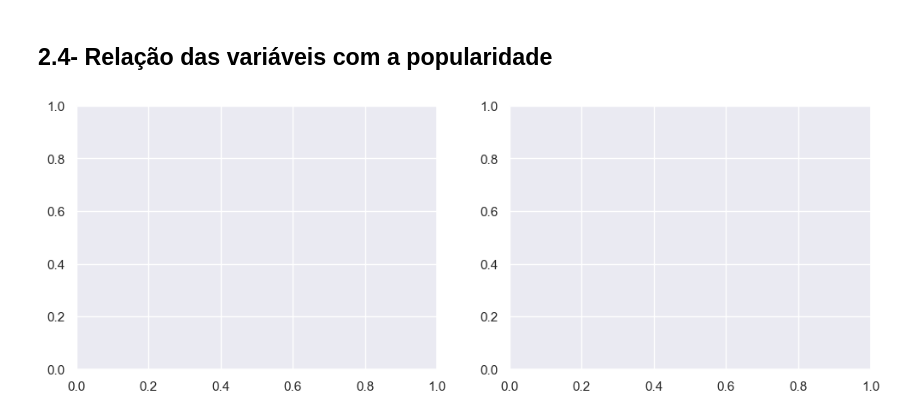
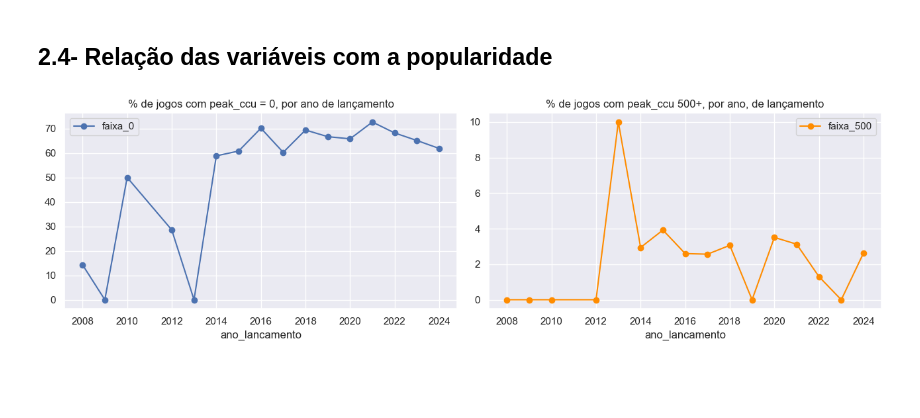
Before and after one commit to gustavomiranda2302/predicao-popularidade-steam, a Jupyter notebook: models/notebooks/02_analise.ipynb, the cells around one changed output. Saved outputs shown, nothing was run; the diff lists cells and outputs as text; code cells hidden in the pictures; blank space fills up the shorter version.

```diff
--- a/models/notebooks/02_analise.ipynb
+++ b/models/notebooks/02_analise.ipynb
@@ -151,7 +182,14 @@ Quase todas as variáveis numéricas são assimétricas à direita. O IQR funcio
 # %% [markdown]
 ## 2.4- Relação das variáveis com a popularidade
 # %%
-fig, axes = plt.subplots(1,2, figsize=(12,4))
-por_ano = dataset.groupby("release_date")
+por_ano = x.groupby("ano_lancamento").agg(jogos=("log_ccu", "size"), faixa_500=("faixa_ccu", lambda s: (s == "500+").mean() * 100), faixa_0=("faixa_ccu", lambda s: (s == "0").mean() * 100))
+por_ano = por_ano[por_ano.index >= 2008]
+
+
+fig, axes = plt.subplots(1, 2, figsize=(13, 4))
+por_ano[["faixa_0"]].plot(ax=axes[0], marker="o"); axes[0].set_title("% de jogos com peak_ccu = 0, por ano de lançamento")
+por_ano[["faixa_500"]].plot(ax=axes[1], marker="o", color="darkorange"); axes[1].set_title("% de jogos com peak_ccu 500+, por ano, de lançamento")
+plt.tight_layout()
+plt.show()
 # %% [output]
-[figure, old version]
+[figure, new version]
```
Also changed, not shown: parts of 16 cells of this notebook, 2 other files.
